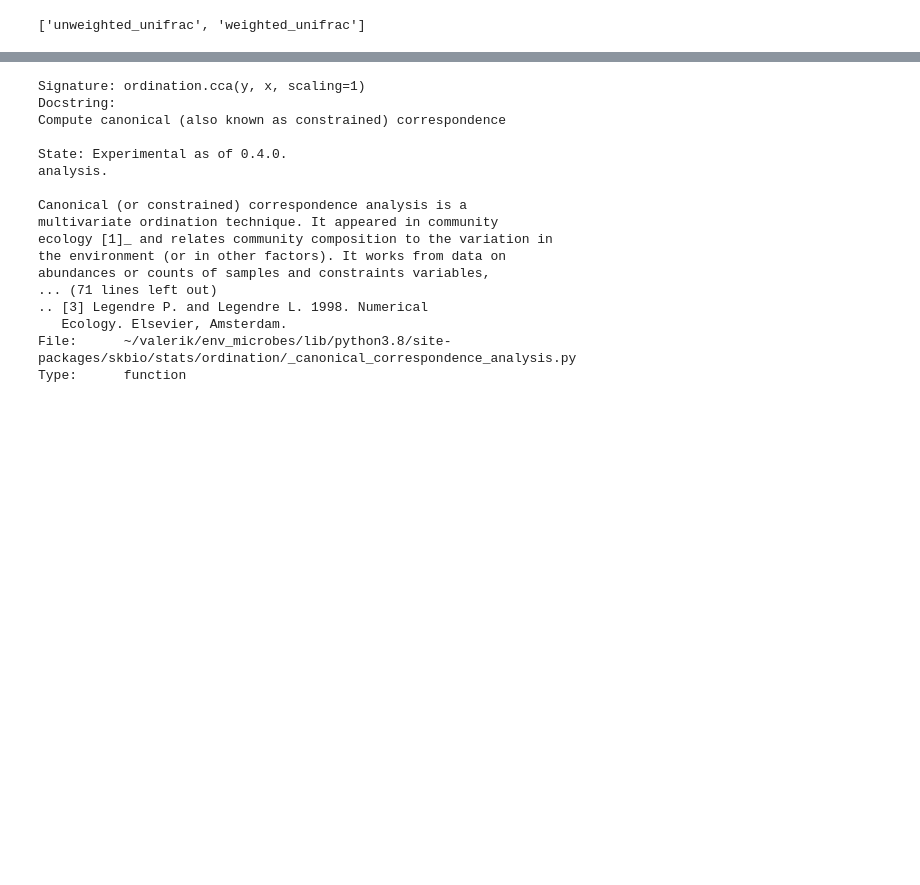
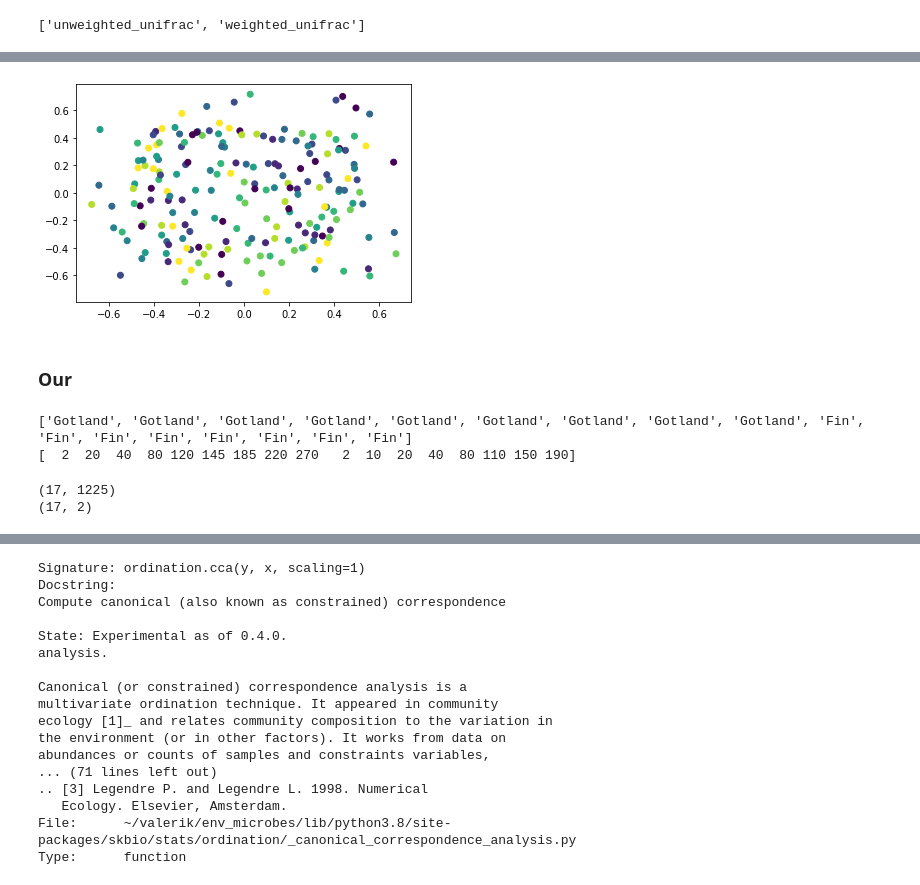
Before and after one commit to kpotoh/valerik, a Jupyter notebook: notebooks/diversity.ipynb, the cells around one changed output, grey strips where cells are left out. Drawn from its saved outputs; the diff is of its cells as text; code cells hidden in the pictures; blank space fills up the shorter version.

```diff
--- a/notebooks/diversity.ipynb
+++ b/notebooks/diversity.ipynb
@@ -170,0 +195,29 @@ dm
+# %%
+plt.scatter(X_transformed[:, 0], X_transformed[:, 1], c=y);
+# %% [output]
+[figure, added]
+# %% [markdown]
+### Our
+# %%
+samples = comp_otu.index.values
+metasamples = list(map(lambda x: x.split()[-1], samples))
+depth = np.array(list(map(lambda x: int(x.split()[0][:-2]), samples)))
+print(metasamples)
+print(depth)
+
+ms2ids = dict(zip(set(metasamples), range(len(set(metasamples)))))
+ids2ms = {y: x for x, y in ms2ids.items()}
+metasamples_ids = [ms2ids[x] for x in metasamples]
+# %% [output]
+['Gotland', 'Gotland', 'Gotland', 'Gotland', 'Gotland', 'Gotland', 'Gotland', 'Gotland', 'Gotland', 'Fin', 'Fin', 'Fin', 'Fin', 'Fin', 'Fin', 'Fin', 'Fin']
+[  2  20  40  80 120 145 185 220 270   2  10  20  40  80 110 150 190]
+# %%
+X = comp_otu.values
+print(X.shape)
+X = X[:200]
+embedding = MDS(n_components=2, metric=True, n_jobs=-1, dissimilarity="precomputed")
+X_transformed = embedding.fit_transform(dm.redundant_form())
+print(X_transformed.shape)
+# %% [output]
+(17, 1225)
+(17, 2)
```
Also changed, not shown: parts of 12 cells of this notebook, 2 other files.
